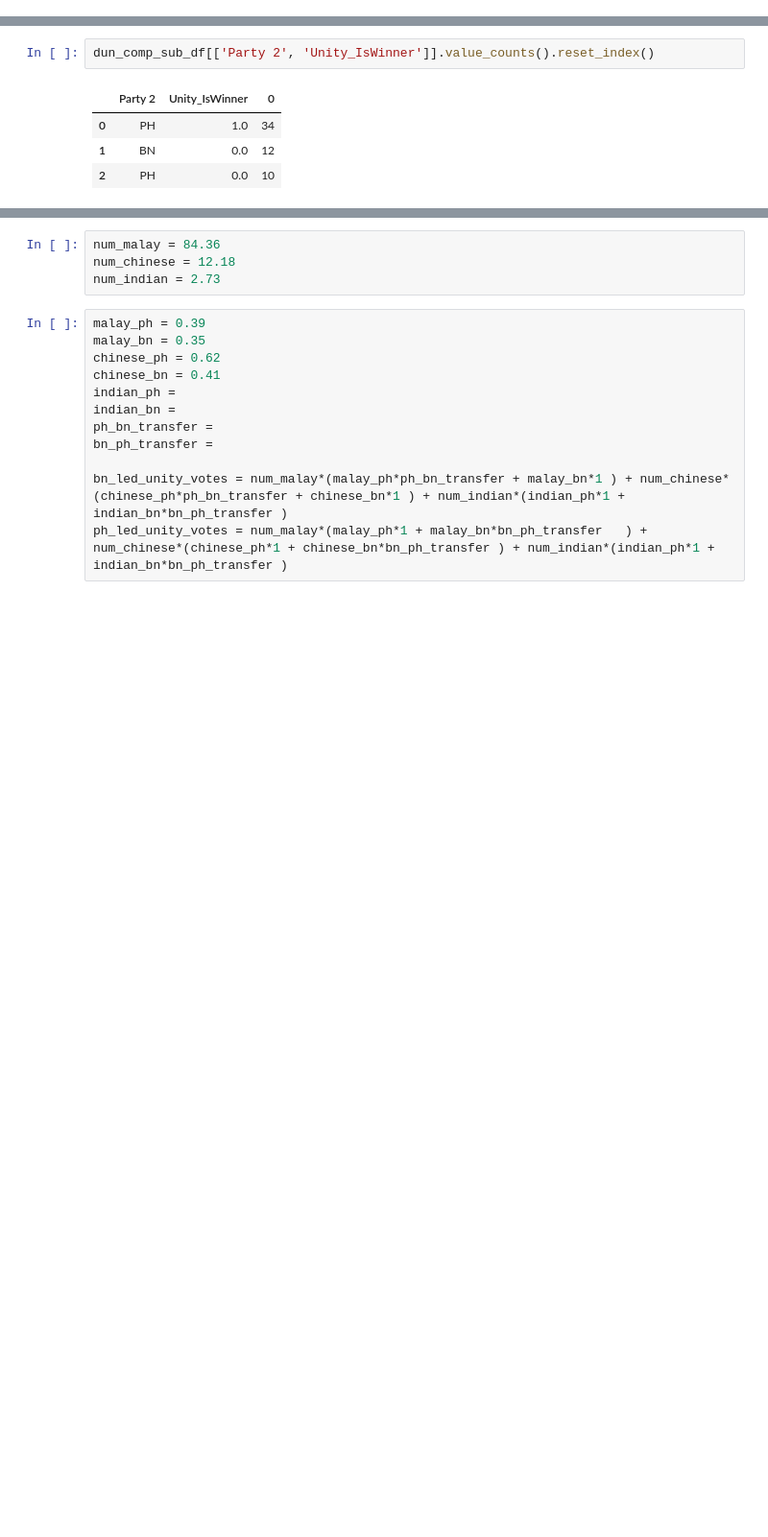
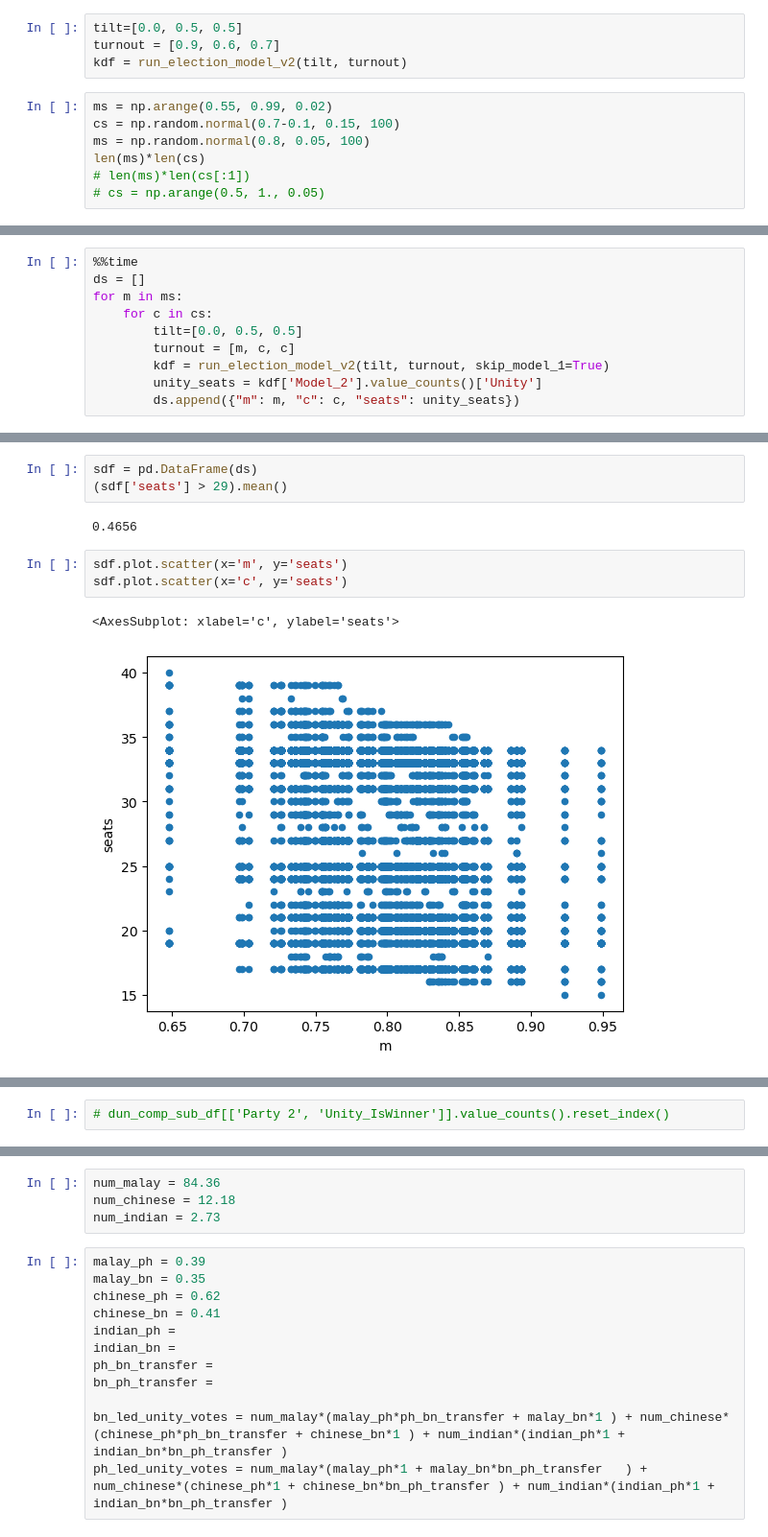
Before and after one commit to etq-quant/state-election, a Jupyter notebook: Selangor_V2.ipynb, the cells around one changed output, grey strips where cells are left out. Shown at 96% size. Drawn from its saved outputs; the diff is of its cells as text; blank space fills up the shorter version.

```diff
--- a/Selangor_V2.ipynb
+++ b/Selangor_V2.ipynb
@@ -79,0 +138,11 @@ dun_comp_sub_df['Unity_IsWinner'].mean(), dun_comp_sub_df['Unity_IsWinner'].sum(
+# %%
+tilt=[0.0, 0.5, 0.5]
+turnout = [0.9, 0.6, 0.7]
+kdf = run_election_model_v2(tilt, turnout)
+# %%
+ms = np.arange(0.55, 0.99, 0.02)
+cs = np.random.normal(0.7-0.1, 0.15, 100)
+ms = np.random.normal(0.8, 0.05, 100)
+len(ms)*len(cs)
+# len(ms)*len(cs[:1])
+# cs = np.arange(0.5, 1., 0.05)
@@ -79,0 +151,10 @@ dun_comp_sub_df['Unity_IsWinner'].mean(), dun_comp_sub_df['Unity_IsWinner'].sum(
+# %%
+%%time
+ds = []
+for m in ms:
+    for c in cs:
+        tilt=[0.0, 0.5, 0.5]
+        turnout = [m, c, c]
+        kdf = run_election_model_v2(tilt, turnout, skip_model_1=True)
+        unity_seats = kdf['Model_2'].value_counts()['Unity']
+        ds.append({"m": m, "c": c, "seats": unity_seats})
@@ -79,0 +164,11 @@ dun_comp_sub_df['Unity_IsWinner'].mean(), dun_comp_sub_df['Unity_IsWinner'].sum(
+# %%
+sdf = pd.DataFrame(ds)
+(sdf['seats'] > 29).mean()
+# %% [output]
+0.4656
+# %%
+sdf.plot.scatter(x='m', y='seats')
+sdf.plot.scatter(x='c', y='seats')
+# %% [output]
+<AxesSubplot: xlabel='c', ylabel='seats'>
+[figure, added]
@@ -80,7 +176,2 @@ dun_comp_sub_df['Unity_IsWinner'].mean(), dun_comp_sub_df['Unity_IsWinner'].sum(
 # %%
-dun_comp_sub_df[['Party 2', 'Unity_IsWinner']].value_counts().reset_index()
+# dun_comp_sub_df[['Party 2', 'Unity_IsWinner']].value_counts().reset_index()
-# %% [output]
-|  | Party 2 | Unity_IsWinner | 0 |
-| 0 | PH | 1.0 | 34 |
-| 1 | BN | 0.0 | 12 |
-| 2 | PH | 0.0 | 10 |
```
Also changed, not shown: parts of 19 cells of this notebook, 9 other files.
